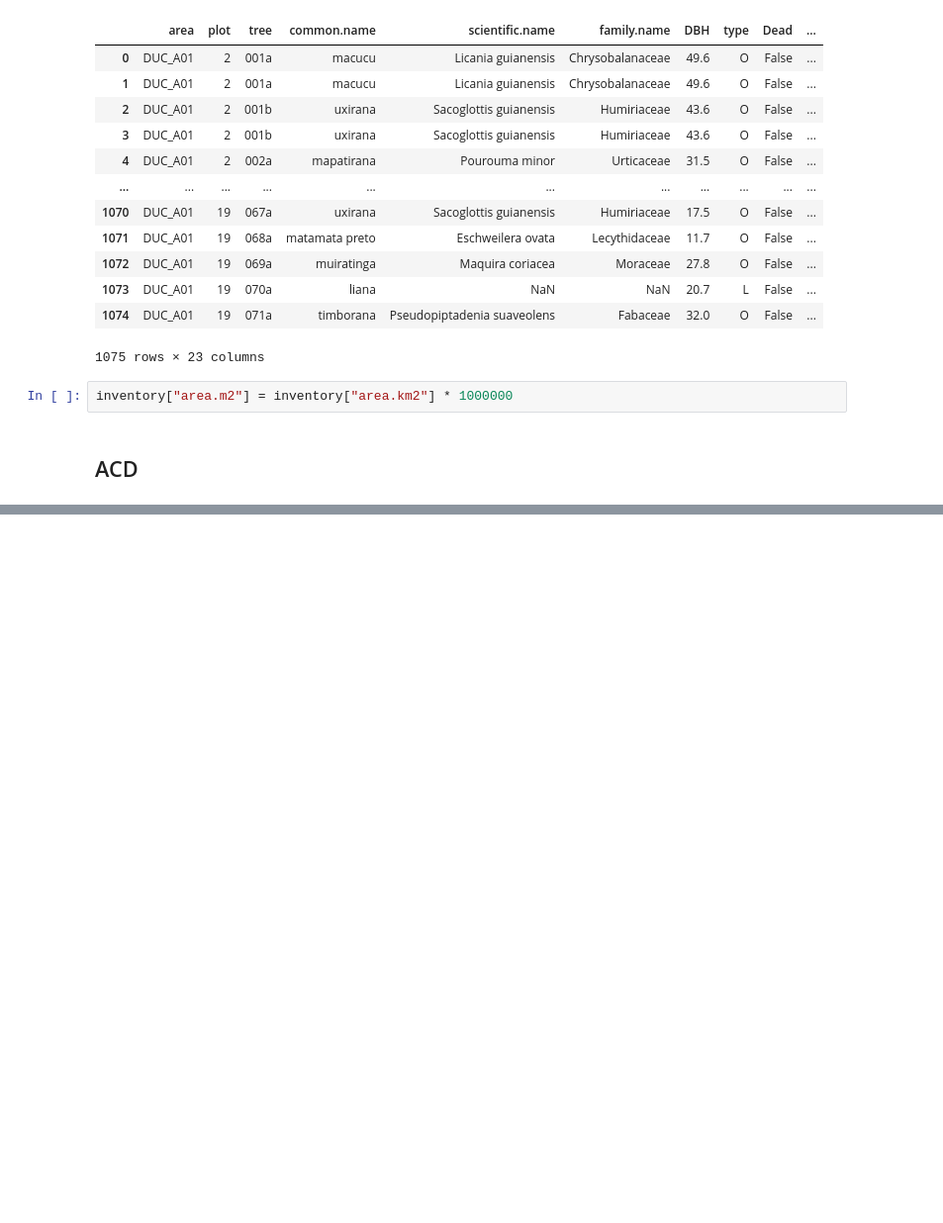
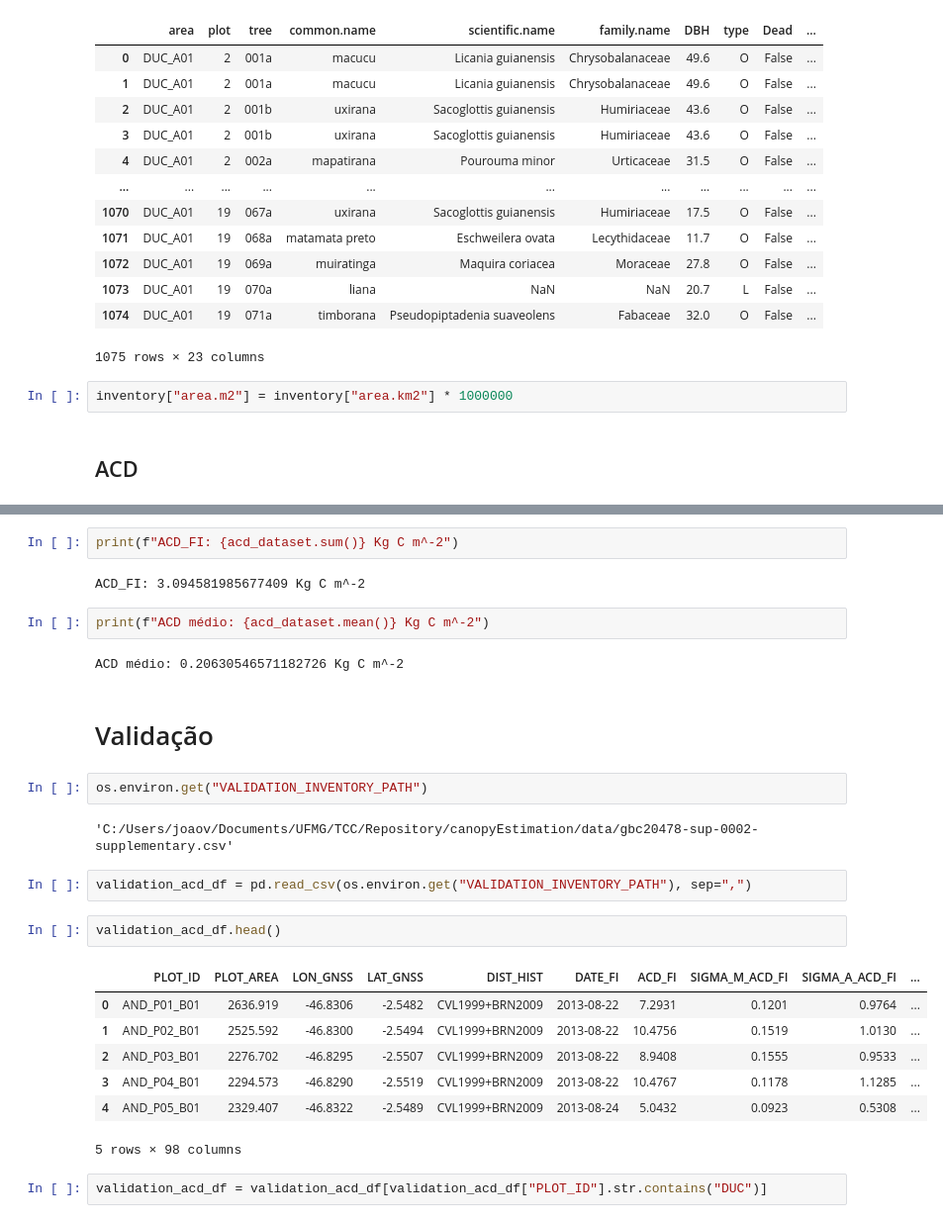
Before and after one commit to joaovictordecastroa/canopyEstimation, a Jupyter notebook: src/inventory.ipynb, the cells around one changed output, grey strips where cells are left out. Shown at 99% size. Saved outputs shown, nothing was run; the diff lists cells and outputs as text; blank space fills up the shorter version.

Commit message:
ACD_FI e ACD médio

```diff
--- a/src/inventory.ipynb
+++ b/src/inventory.ipynb
@@ -565,0 +568,28 @@ dtype: float64
+# %%
+print(f"ACD_FI: {acd_dataset.sum()} Kg C m^-2")
+# %% [output]
+ACD_FI: 3.094581985677409 Kg C m^-2
+# %%
+print(f"ACD médio: {acd_dataset.mean()} Kg C m^-2")
+# %% [output]
+ACD médio: 0.20630546571182726 Kg C m^-2
+# %% [markdown]
+# Validação
+# %%
+os.environ.get("VALIDATION_INVENTORY_PATH")
+# %% [output]
+'C:/Users/joaov/Documents/UFMG/TCC/Repository/canopyEstimation/data/gbc20478-sup-0002-supplementary.csv'
+# %%
+validation_acd_df = pd.read_csv(os.environ.get("VALIDATION_INVENTORY_PATH"), sep=",")
+# %%
+validation_acd_df.head()
+# %% [output]
+|  | PLOT_ID | PLOT_AREA | LON_GNSS | LAT_GNSS | DIST_HIST | DATE_FI | ACD_FI | SIGMA_M_ACD_FI | SIGMA_A_ACD_FI | ... |
+| 0 | AND_P01_B01 | 2636.919 | -46.8306 | -2.5482 | CVL1999+BRN2009 | 2013-08-22 | 7.2931 | 0.1201 | 0.9764 | ... |
+| 1 | AND_P02_B01 | 2525.592 | -46.8300 | -2.5494 | CVL1999+BRN2009 | 2013-08-22 | 10.4756 | 0.1519 | 1.0130 | ... |
+| 2 | AND_P03_B01 | 2276.702 | -46.8295 | -2.5507 | CVL1999+BRN2009 | 2013-08-22 | 8.9408 | 0.1555 | 0.9533 | ... |
+| 3 | AND_P04_B01 | 2294.573 | -46.8290 | -2.5519 | CVL1999+BRN2009 | 2013-08-22 | 10.4767 | 0.1178 | 1.1285 | ... |
+| 4 | AND_P05_B01 | 2329.407 | -46.8322 | -2.5489 | CVL1999+BRN2009 | 2013-08-24 | 5.0432 | 0.0923 | 0.5308 | ... |
+5 rows × 98 columns
+# %%
+validation_acd_df = validation_acd_df[validation_acd_df["PLOT_ID"].str.contains("DUC")]
```
Also changed, not shown: parts of 3 cells of this notebook.
